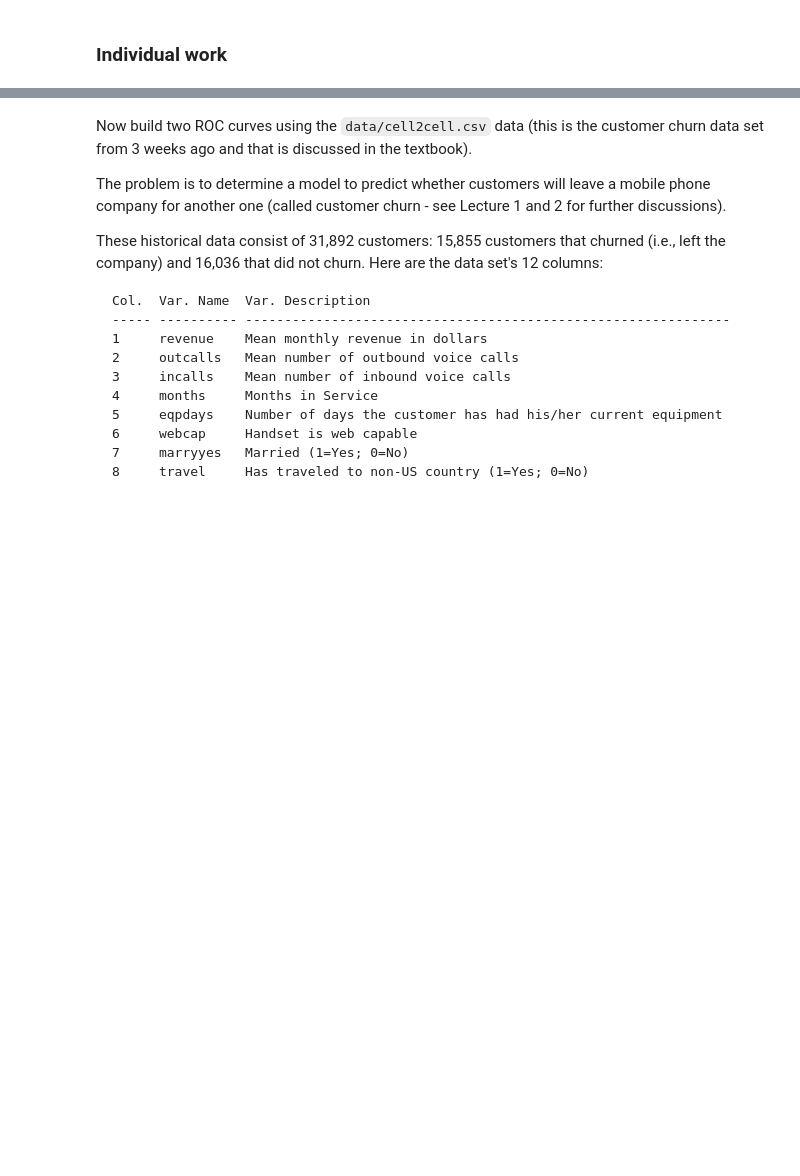
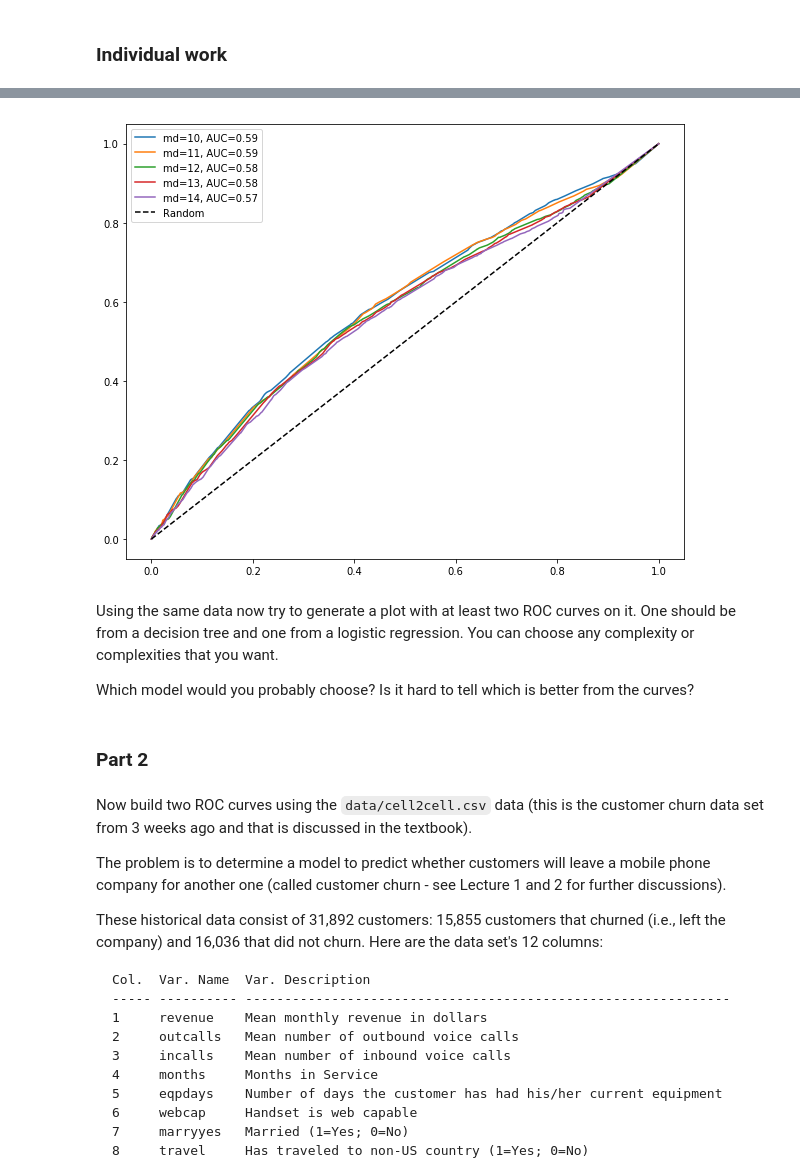
Before and after one commit to dr-adam/CS206, a Jupyter notebook: practical5/Practical 5.ipynb, the cells around one changed output, grey strips where cells are left out. Drawn from its saved outputs; the diff is of its cells as text; code cells hidden in the pictures; blank space fills up the shorter version.

```diff
--- a/practical5/Practical 5.ipynb
+++ b/practical5/Practical 5.ipynb
@@ -18,0 +44,65 @@ Answer here!
+# %%
+# Import pandas to read in data
+import pandas as pd
+import numpy as np
+
+# Import matplotlib for plotting
+import matplotlib.pylab as plt
+%matplotlib inline
+plt.rcParams['figure.figsize'] = 10, 8
+
+
+# Import decision trees and logistic regression
+from sklearn.tree import DecisionTreeClassifier
+from sklearn.linear_model import LogisticRegression
+
+# Import train, test, and evaluation functions
+from sklearn.model_selection import train_test_split
+from sklearn.metrics import roc_curve
+from sklearn.metrics import roc_auc_score
+
+
+# Read in our csv data
+data = pd.read_csv("data/mailing.csv")
+
+# Put all features into X and the target variable into Y
+X = data.drop(['class'], axis=1)
+Y = data['class']
+
+# Split the data into 75% training and 25% testing
+X_train, X_test, Y_train, Y_test = train_test_split(X, Y, test_size=0.25)
+
+for max_depth in range(10,15):
+    # Create an empty tree with the max depth I'm currently using
+    tree = DecisionTreeClassifier(criterion="entropy", max_depth=max_depth)
+
+    # Fit my tree on training data
+    tree.fit(X_train, Y_train)
+
+    # Get probabilities for my tree on the test data
+    Y_test_probabilities = tree.predict_proba(X_test)[:, 1]
+
+    # Get TPR and FPR from my tree
+    fpr, tpr, thresholds = roc_curve(Y_test, Y_test_probabilities)
+
+    # Get area under the ROC curve
+    auc = roc_auc_score(Y_test, Y_test_probabilities)
+
+    # I'm going to round the AUC to 2 decimal places
+    auc = round(auc, 2)
+
+    # Plot my ROC curve and label it with my depth and AUROC
+    plt.plot(fpr, tpr, label="md=" + str(max_depth) + ", AUC=" + str(auc))
+
+# Add the random line and legend
+plt.plot([0,1], [0,1], 'k--', label="Random")
+plt.legend(loc=2)
+
+# Show the plot
+plt.show()
+# %% [output]
+[figure, added]
+# %% [markdown]
+Using the same data now try to generate a plot with at least two ROC curves on it. One should be from a decision tree and one from a logistic regression. You can choose any complexity or complexities that you want.
+
+Which model would you probably choose? Is it hard to tell which is better from the curves?
@@ -19,3 +147,5 @@ Answer here!
+# %% [markdown]
+### Part 2
 # %% [markdown]
 Now build two ROC curves using the `data/cell2cell.csv` data (this is the customer churn data set from 3 weeks ago and that is discussed in the textbook).
 
```
Also changed, not shown: parts of 6 cells of this notebook, 1 other file.
